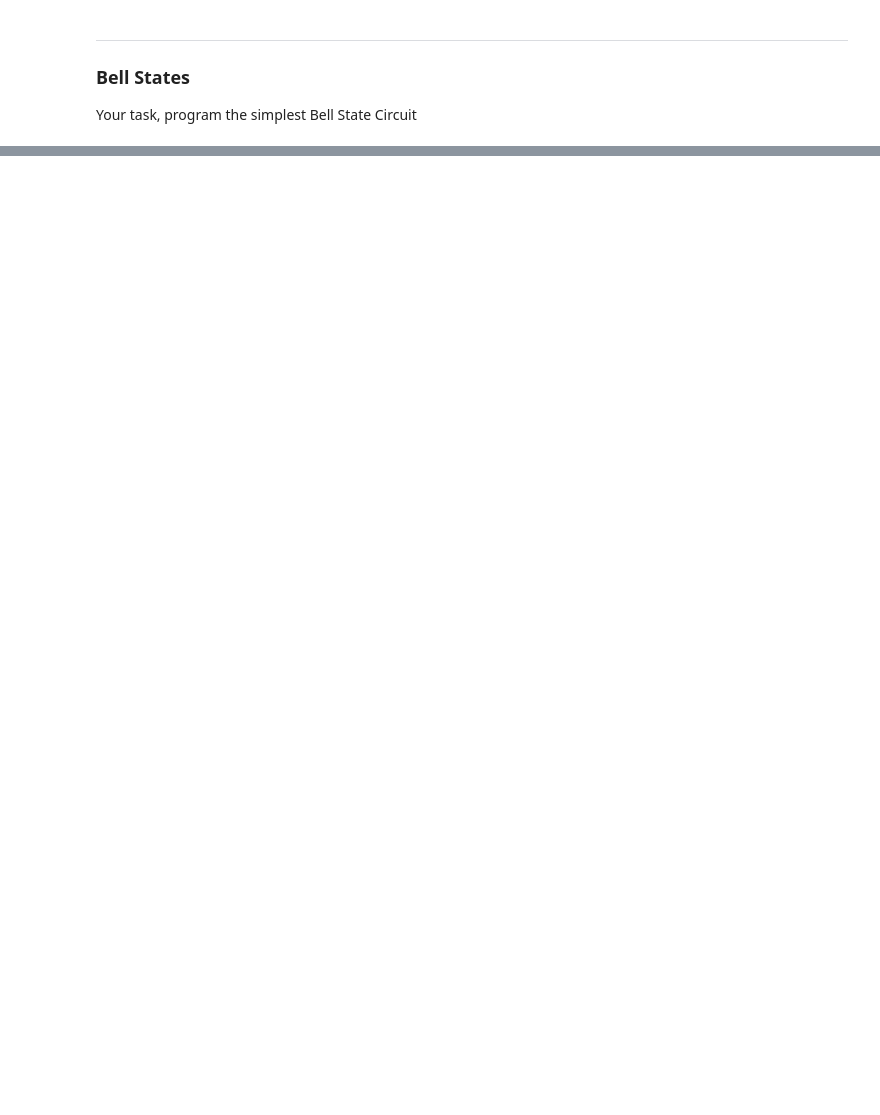
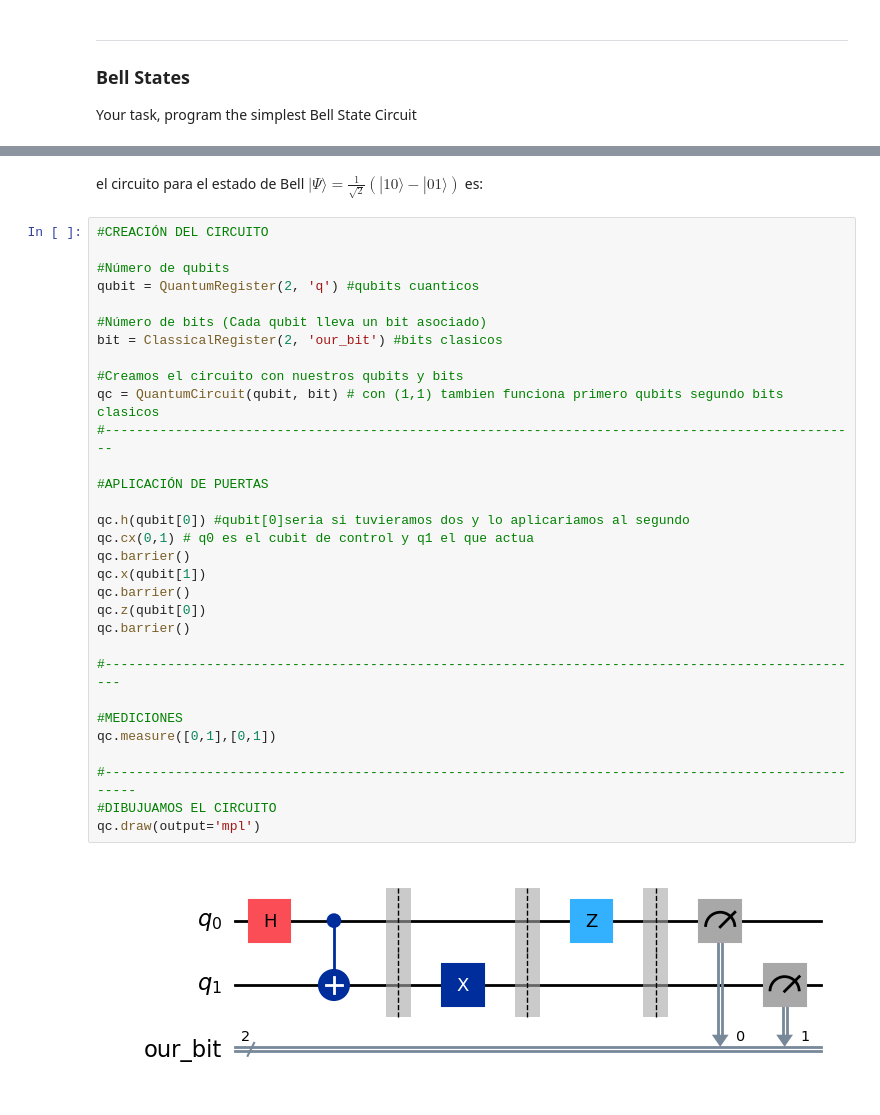
Before and after one commit to PaulaDiz/QUANTUM_COMPUTING, a Jupyter notebook: UFVQC2025_01_IntroAndBellStates.ipynb, the cells around one changed output, grey strips where cells are left out. Drawn from its saved outputs; the diff is of its cells as text; blank space fills up the shorter version.

```diff
--- a/UFVQC2025_01_IntroAndBellStates.ipynb
+++ b/UFVQC2025_01_IntroAndBellStates.ipynb
@@ -197,0 +284,35 @@ qc.draw(output='mpl')
+# %% [markdown]
+el circuito para el estado de Bell $|\Psi\rangle = \frac{1}{\sqrt{2}}(|10\rangle - |01\rangle)$ es:
+# %%
+#CREACIÓN DEL CIRCUITO
+
+#Número de qubits
+qubit = QuantumRegister(2, 'q') #qubits cuanticos
+
+#Número de bits (Cada qubit lleva un bit asociado)
+bit = ClassicalRegister(2, 'our_bit') #bits clasicos
+
+#Creamos el circuito con nuestros qubits y bits
+qc = QuantumCircuit(qubit, bit) # con (1,1) tambien funciona primero qubits segundo bits clasicos
+#-------------------------------------------------------------------------------------------------
+
+#APLICACIÓN DE PUERTAS
+
+qc.h(qubit[0]) #qubit[0]seria si tuvieramos dos y lo aplicariamos al segundo
+qc.cx(0,1) # q0 es el cubit de control y q1 el que actua
+qc.barrier()
+qc.x(qubit[1])
+qc.barrier()
+qc.z(qubit[0])
+qc.barrier()
+
+#--------------------------------------------------------------------------------------------------
+
+#MEDICIONES
+qc.measure([0,1],[0,1])
+
+#----------------------------------------------------------------------------------------------------
+#DIBUJUAMOS EL CIRCUITO
+qc.draw(output='mpl')
+# %% [output]
+[figure, added]
```
Also changed, not shown: parts of 10 cells of this notebook.
